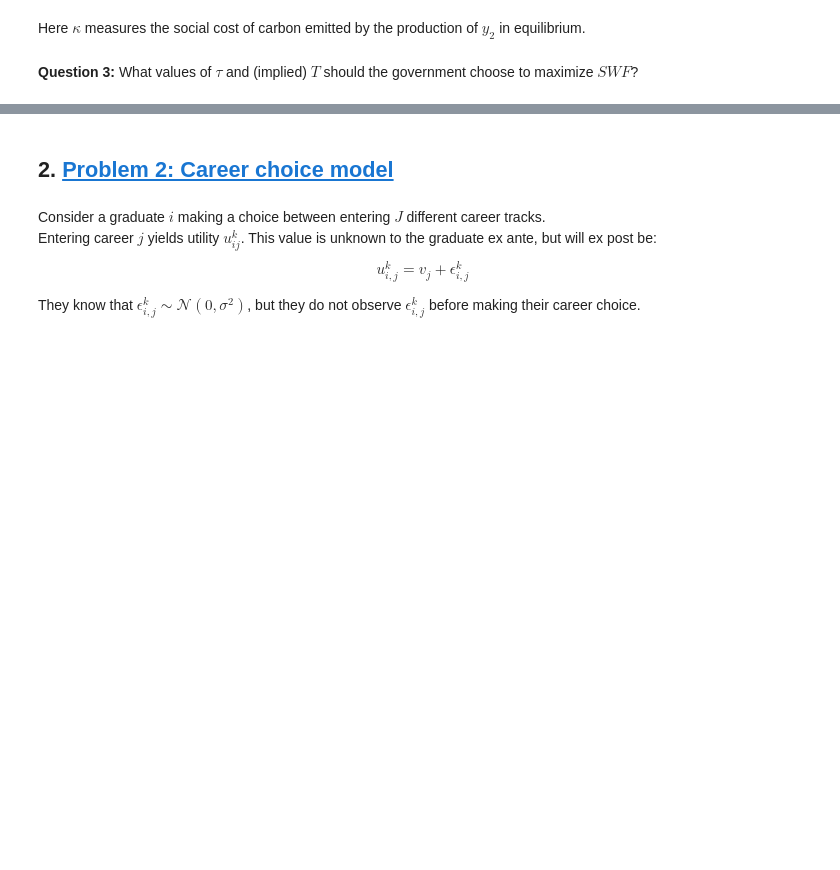
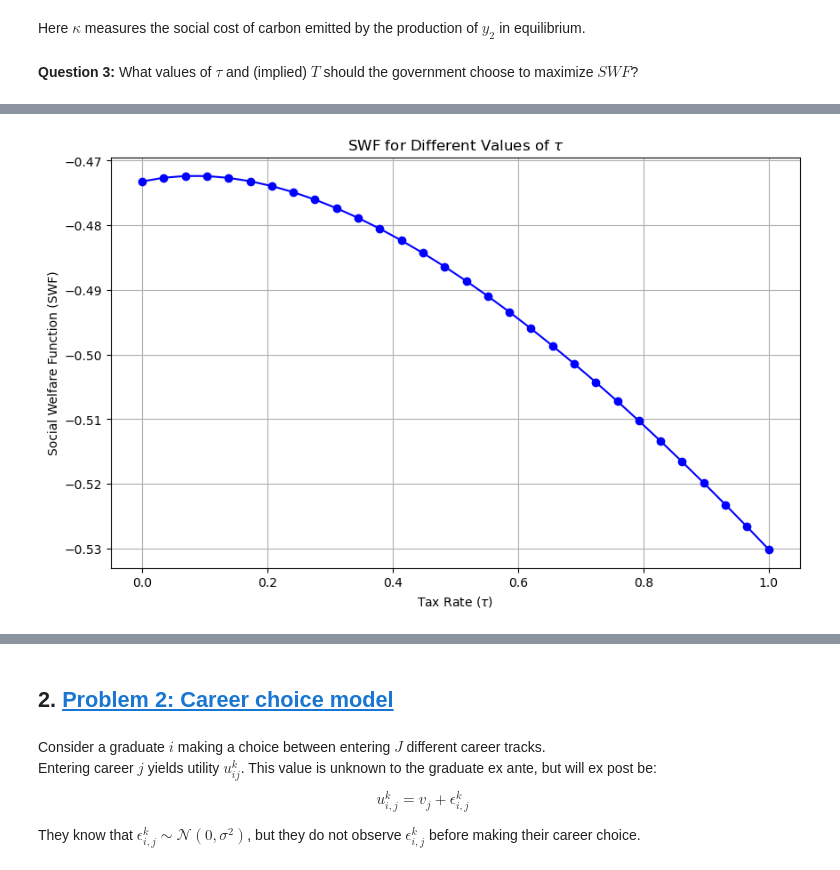
Before and after one commit to NumEconCopenhagen/projects-2024-econtechvets, a Jupyter notebook: examproject/exam_2024.ipynb, the cells around one changed output, grey strips where cells are left out. Drawn from its saved outputs; the diff is of its cells as text; code cells hidden in the pictures; blank space fills up the shorter version.

```diff
--- a/examproject/exam_2024.ipynb
+++ b/examproject/exam_2024.ipynb
@@ -182,0 +187,6 @@ Here $\kappa$ measures the social cost of carbon emitted by the production of $y
+# %%
+# plotting the SWF for different values of tau
+tau_values = np.linspace(0.0, 1, 30)  # Define a range of tau values
+PE.plot_swf_for_different_taus(tau_values, kappa=0.1)
+# %% [output]
+[figure, added]
```
Also changed, not shown: parts of 11 cells of this notebook, 5 other files.
